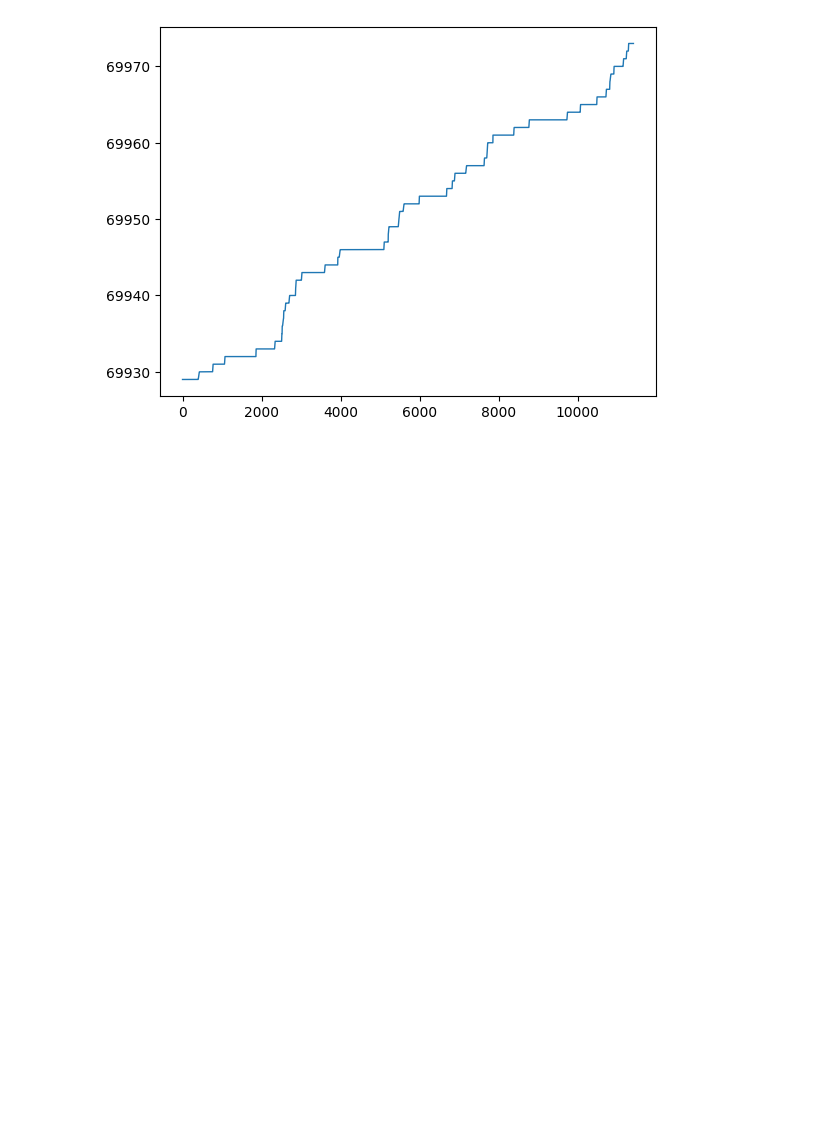
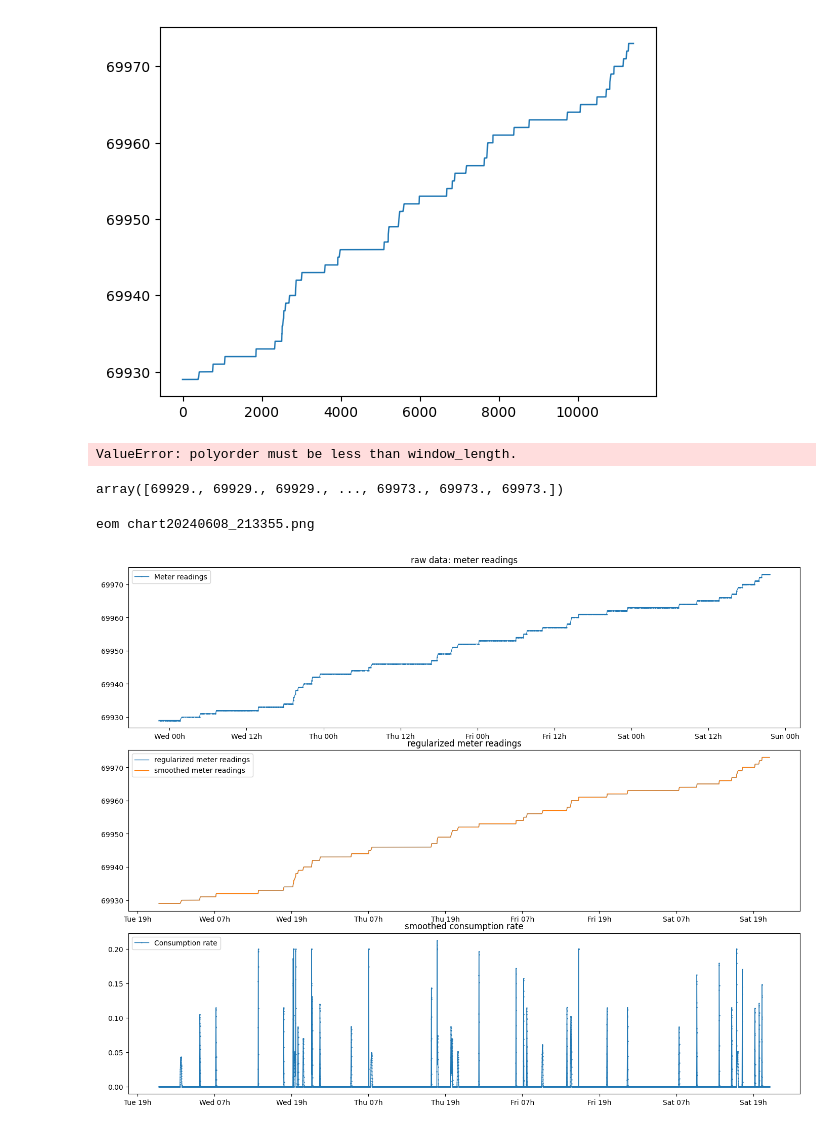
Before and after one commit to tomviolin/rtl433, a Jupyter notebook: Untitled1.ipynb, the cells around one changed output. Saved outputs shown, nothing was run; the diff lists cells and outputs as text; code cells hidden in the pictures; blank space fills up the shorter version.

```diff
--- a/Untitled1.ipynb
+++ b/Untitled1.ipynb
@@ -225,3 +225,16 @@ plt.plot(yyy(regdates))
 # %% [output]
 [<matplotlib.lines.Line2D at 0x...>]
 [figure]
+# %%
+run graphit.py
+# %% [output]
+ValueError: polyorder must be less than window_length.
+# %%
+regy
+# %% [output]
+array([69929., 69929., 69929., ..., 69973., 69973., 69973.])
+# %%
+run graphit.py
+# %% [output]
+eom chart20240608_213355.png
+[figure, added]
```
Also changed, not shown: parts of 4 cells of this notebook, 5 other files.
